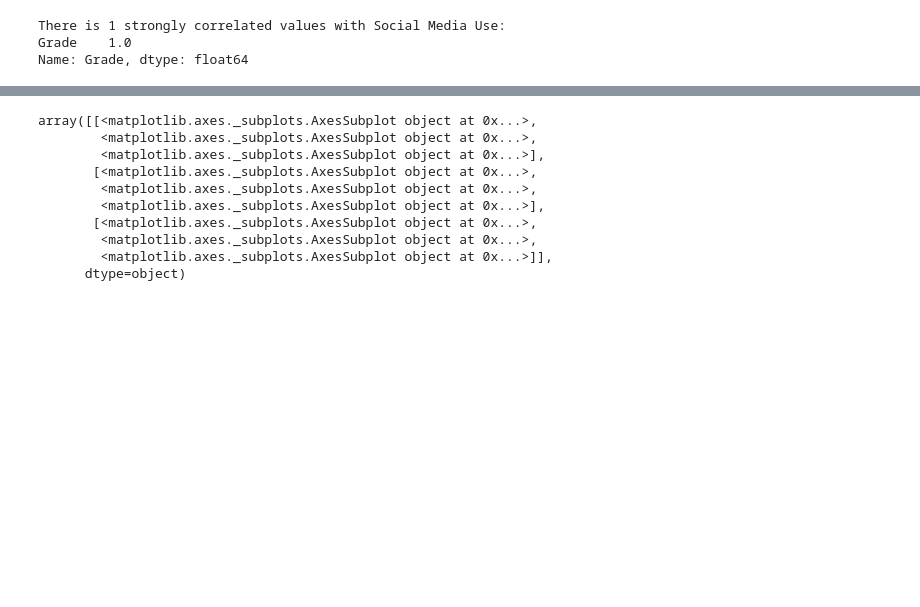
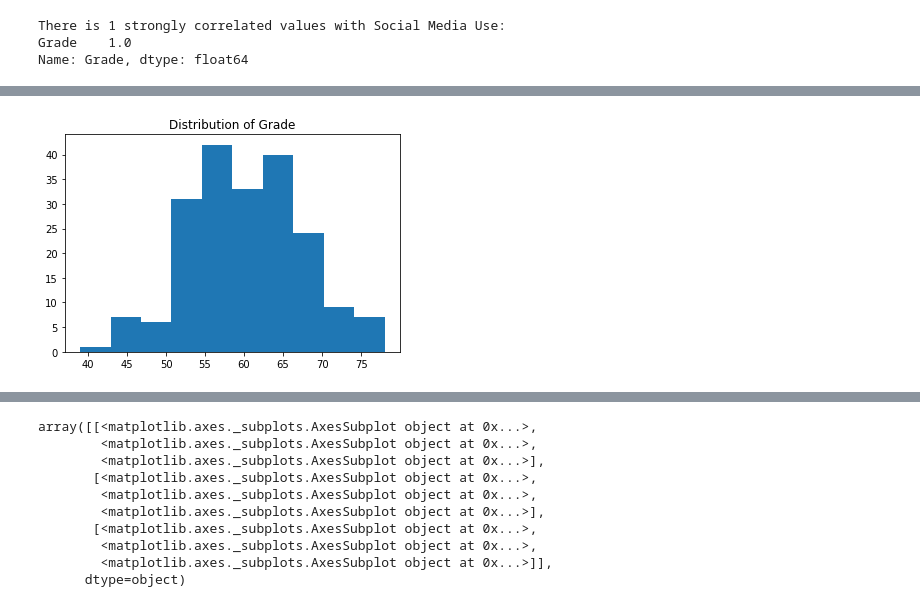
Before and after one commit to Willie2511/Programming-For-DA-Project, a Jupyter notebook: ProgrammingProject.ipynb, the cells around one changed output, grey strips where cells are left out. Drawn from its saved outputs; the diff is of its cells as text; code cells hidden in the pictures; blank space fills up the shorter version.

```diff
--- a/ProgrammingProject.ipynb
+++ b/ProgrammingProject.ipynb
@@ -192,0 +193,6 @@ array(['2.1', '2.1', '2.2', '2.2', '2.2', '2.1', '2.2', '1.1', '1.1',
+# %%
+plt.hist(df.Grade)
+plt.title('Distribution of Grade')
+plt.show()
+# %% [output]
+[figure, added]
```
Also changed, not shown: parts of 23 cells of this notebook.
